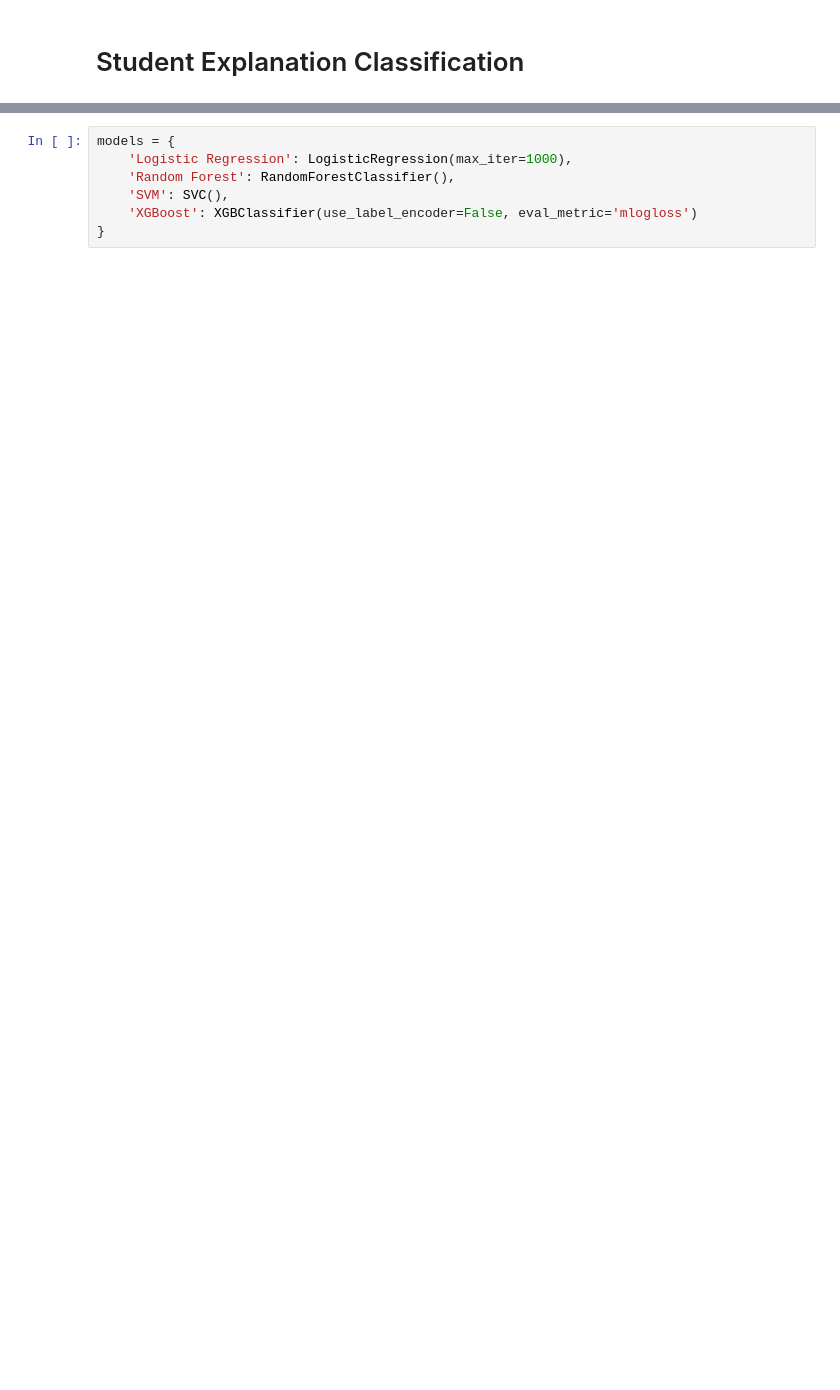
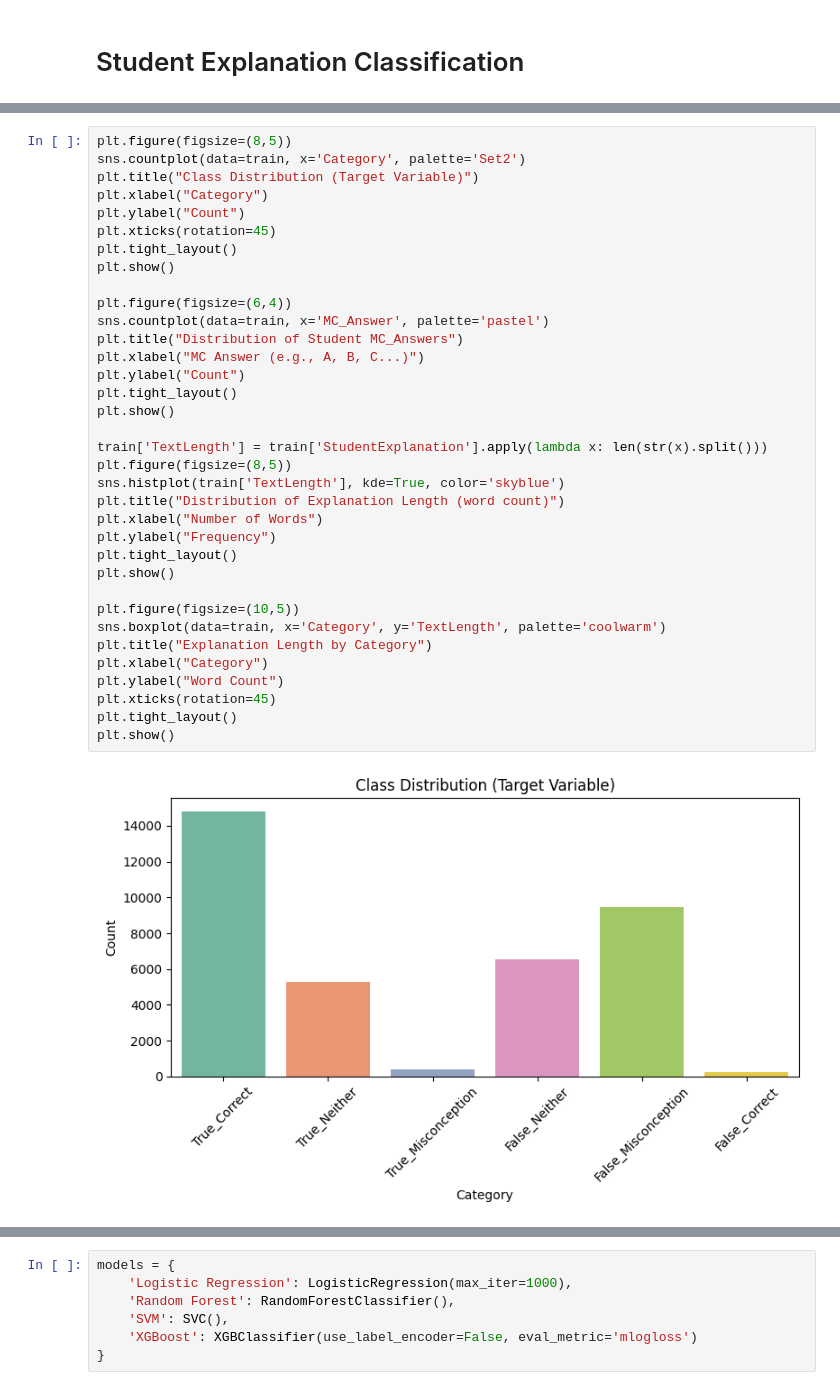
Before and after one commit to Radeeshani/student_explanation_classification, a Jupyter notebook: map-charting-student-math-misunderstandings/student_explanation_classification.ipynb, the cells around one changed output, grey strips where cells are left out. Cells and saved outputs as stored; diff of their text form; blank space fills up the shorter version.

Commit message:
Added More plots and Data preprocessing methods

```diff
--- a/map-charting-student-math-misunderstandings/student_explanation_classification.ipynb
+++ b/map-charting-student-math-misunderstandings/student_explanation_classification.ipynb
@@ -27,3 +50,40 @@ train.head()
 | 2 | 2 | 31772 | What fraction of the shape is not... | \( \frac{1}{3} \) | 1 3rd is half of 3 6th, so it is ... | True_Neither | NaN |
 | 3 | 3 | 31772 | What fraction of the shape is not... | \( \frac{1}{3} \) | 1 goes into everything and 3 goes... | True_Neither | NaN |
 | 4 | 4 | 31772 | What fraction of the shape is not... | \( \frac{1}{3} \) | 1 out of every 3 isn't coloured | True_Correct | NaN |
+# %%
+plt.figure(figsize=(8,5))
+sns.countplot(data=train, x='Category', palette='Set2')
+plt.title("Class Distribution (Target Variable)")
+plt.xlabel("Category")
+plt.ylabel("Count")
+plt.xticks(rotation=45)
+plt.tight_layout()
+plt.show()
+
+plt.figure(figsize=(6,4))
+sns.countplot(data=train, x='MC_Answer', palette='pastel')
+plt.title("Distribution of Student MC_Answers")
+plt.xlabel("MC Answer (e.g., A, B, C...)")
+plt.ylabel("Count")
+plt.tight_layout()
+plt.show()
+
+train['TextLength'] = train['StudentExplanation'].apply(lambda x: len(str(x).split()))
+plt.figure(figsize=(8,5))
+sns.histplot(train['TextLength'], kde=True, color='skyblue')
+plt.title("Distribution of Explanation Length (word count)")
+plt.xlabel("Number of Words")
+plt.ylabel("Frequency")
+plt.tight_layout()
+plt.show()
+
+plt.figure(figsize=(10,5))
+sns.boxplot(data=train, x='Category', y='TextLength', palette='coolwarm')
+plt.title("Explanation Length by Category")
+plt.xlabel("Category")
+plt.ylabel("Word Count")
+plt.xticks(rotation=45)
+plt.tight_layout()
+plt.show()
+# %% [output]
+[figure, added]
```
Also changed, not shown: parts of 19 cells of this notebook, 9 other files.
